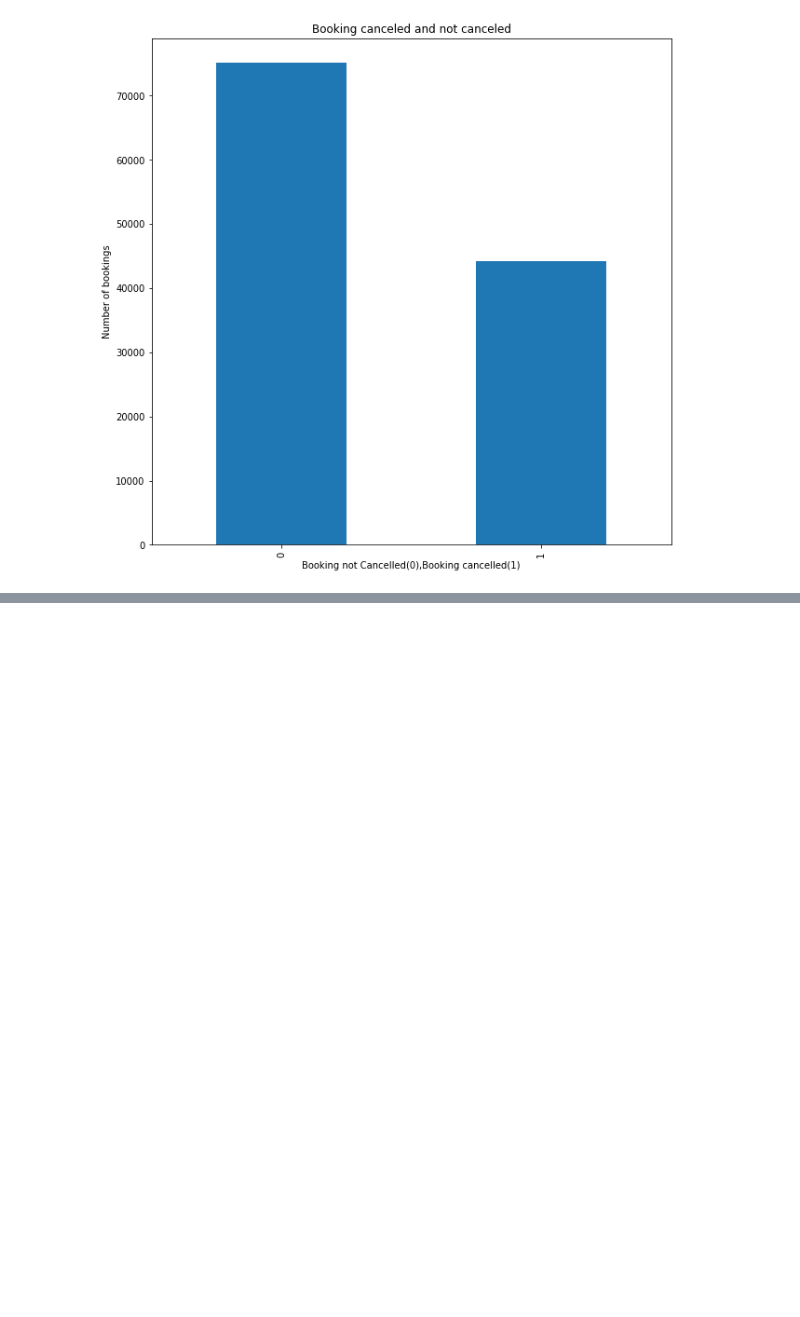
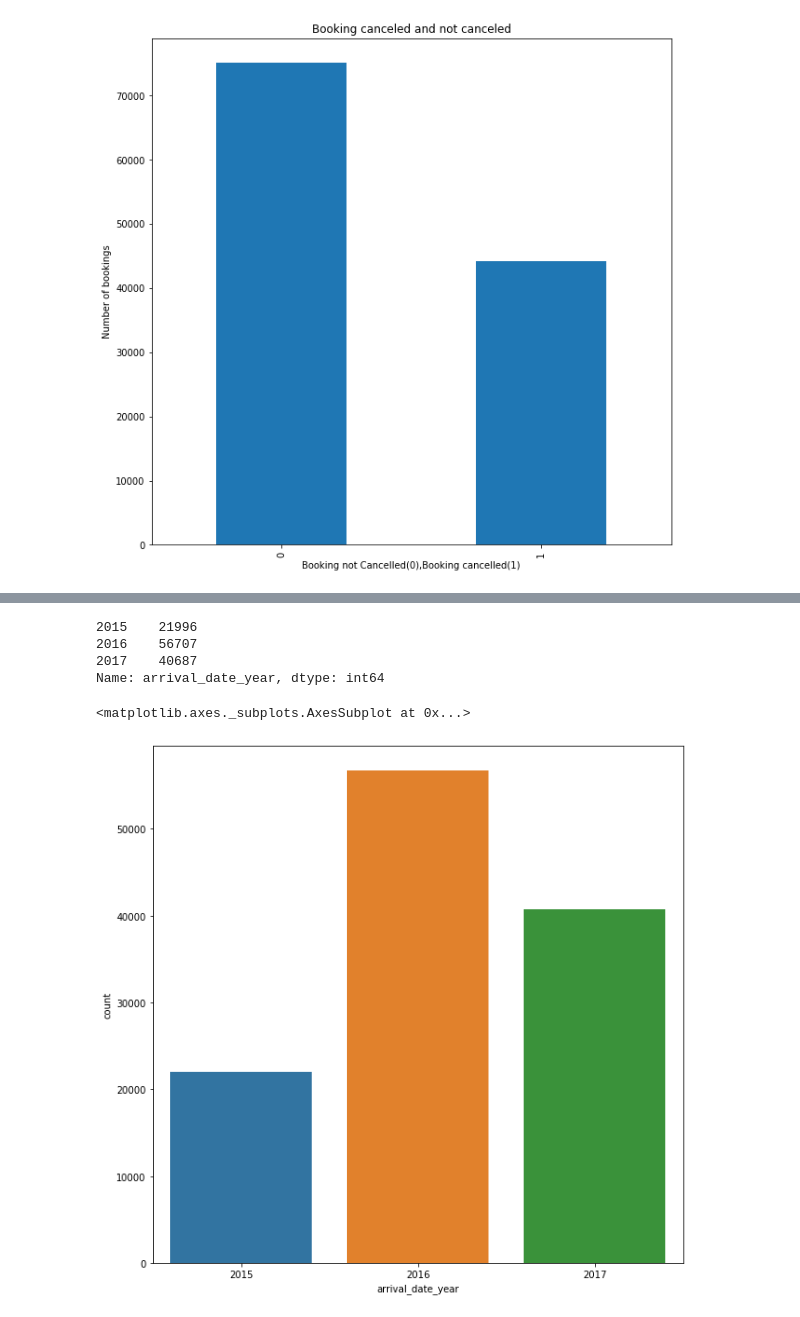
Before and after one commit to ShreedarshM/Hotel-Booking-Analysis, a Jupyter notebook: Hotel_booking_analysis_capstone_project.ipynb, the cells around one changed output, grey strips where cells are left out. Cells and saved outputs as stored; diff of their text form; code cells hidden in the pictures; blank space fills up the shorter version.

```diff
--- a/Hotel_booking_analysis_capstone_project.ipynb
+++ b/Hotel_booking_analysis_capstone_project.ipynb
@@ -139,0 +169,13 @@ Text(0, 0.5, 'Number of bookings')
+# %%
+year_counts = data['arrival_date_year'].value_counts().sort_index()
+year_counts
+# %% [output]
+2015    21996
+2016    56707
+2017    40687
+Name: arrival_date_year, dtype: int64
+# %%
+sns.countplot(data = data, x = 'arrival_date_year')
+# %% [output]
+<matplotlib.axes._subplots.AxesSubplot at 0x...>
+[figure, added]
```
Also changed, not shown: parts of 9 cells of this notebook.
